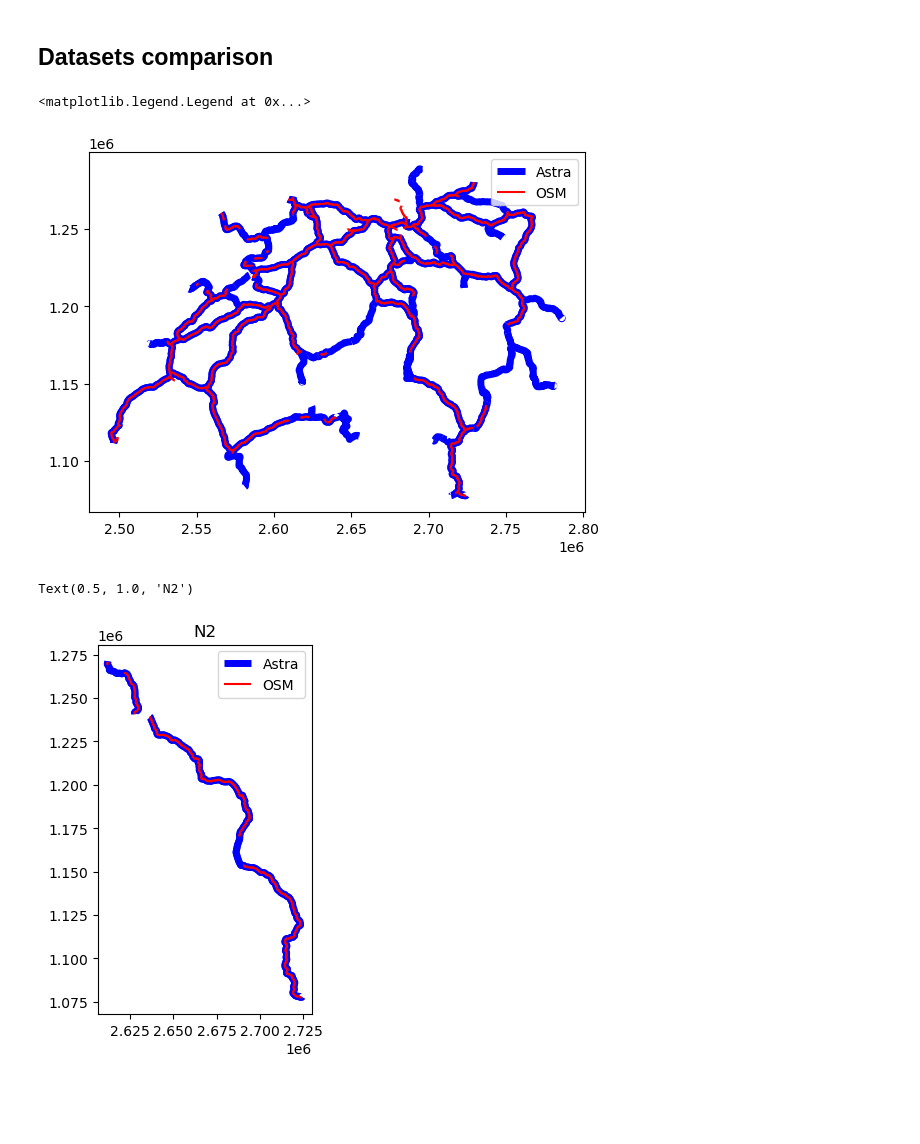
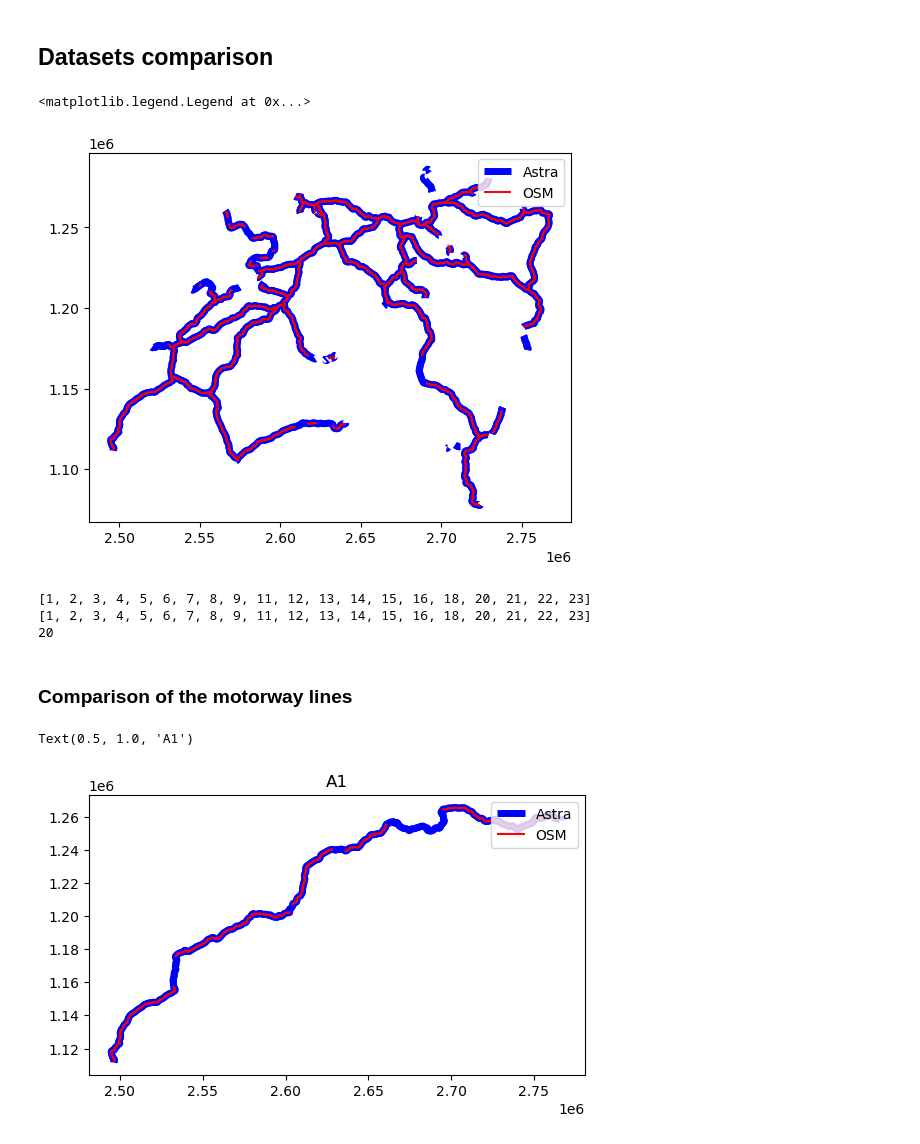
Before and after one commit to chrisvanklutter/GEO877_Spatial_Algorithms_Haklay, a Jupyter notebook: data_Preprocessing.ipynb, the cells around one changed output. Saved outputs shown, nothing was run; the diff lists cells and outputs as text; code cells hidden in the pictures; blank space fills up the shorter version.

Commit message:
Filtered the highways

```diff
--- a/data_Preprocessing.ipynb
+++ b/data_Preprocessing.ipynb
@@ -157,0 +184,9 @@ motorways.plot()
+# %%
+#Remove unwanted segments
+discard_list = ["A1a", "A1H", "A1R","A1R;5", "A1L", "A3W", "A24", "A50", "7;A50", "A51"]
+filter_osm = ~motorways.ref.isin(discard_list)
+motorways = motorways[filter_osm]
+motorways = motorways[motorways['ref'].notna()]
+streetnames_osm_toclean = motorways.ref.unique()
+print(streetnames_osm_toclean)
+print(len(streetnames_osm_toclean))
@@ -284,0 +381,5 @@ motorways_ch
+# %%
+#Remove positionscode =
+filt_equal = motorways_ch["Positionscode"] != "="
+motorways_ch = motorways_ch[filt_equal]
+motorways_ch[0:3]
@@ -284,0 +394,7 @@ motorways_ch
+# %%
+motorways_ch['streetname'] = motorways_ch['Strassennummer'].str.extract(r'(\d+)')
+motorways_ch['streetname'] = pd.to_numeric(motorways_ch['streetname'])
+
+streetnames_ch = motorways_ch['streetname'].unique()
+print(sorted(streetnames_ch))
+print(len(streetnames_ch))
@@ -407,18 +530,29 @@ motorways.to_crs(epsg = 2056).plot(ax=ax, color = "red", label = "OSM")
 plt.legend()
 # %% [output]
 <matplotlib.legend.Legend at 0x...>
-[figure, old version]
+[figure, new version]
+# %%
+print(sorted(streetnames_osm))
+print(sorted(streetnames_ch))
+print(len(streetnames_osm))
+# %% [output]
+[1, 2, 3, 4, 5, 6, 7, 8, 9, 11, 12, 13, 14, 15, 16, 18, 20, 21, 22, 23]
+[1, 2, 3, 4, 5, 6, 7, 8, 9, 11, 12, 13, 14, 15, 16, 18, 20, 21, 22, 23]
+20
+# %% [markdown]
+### Comparison of the motorway lines
 # %%
+# TO DROP BC OSM NOT COMPLETE
 fig, ax = plt.subplots()
 
 #ASTRA
-motorways_ch[motorways_ch["Strassennummer"] == "N2"].plot(ax=ax, color = "blue", label = "Astra",  linewidth = 5)
+motorways_ch[motorways_ch["Strassennummer"] == "N1"].plot(ax=ax, color = "blue", label = "Astra",  linewidth = 5)
 
 #OSM
-motorways[motorways["ref"] == "A2"].to_crs(epsg = 2056).plot(ax=ax, color = "red", label = "OSM")
+motorways[motorways["ref"] == "A1"].to_crs(epsg = 2056).plot(ax=ax, color = "red", label = "OSM")
 
 plt.legend()
-plt.title("N2")
+plt.title("A1")
 # %% [output]
-Text(0.5, 1.0, 'N2')
+Text(0.5, 1.0, 'A1')
-[figure, old version]
+[figure, new version]
```
Also changed, not shown: parts of 35 cells of this notebook.
